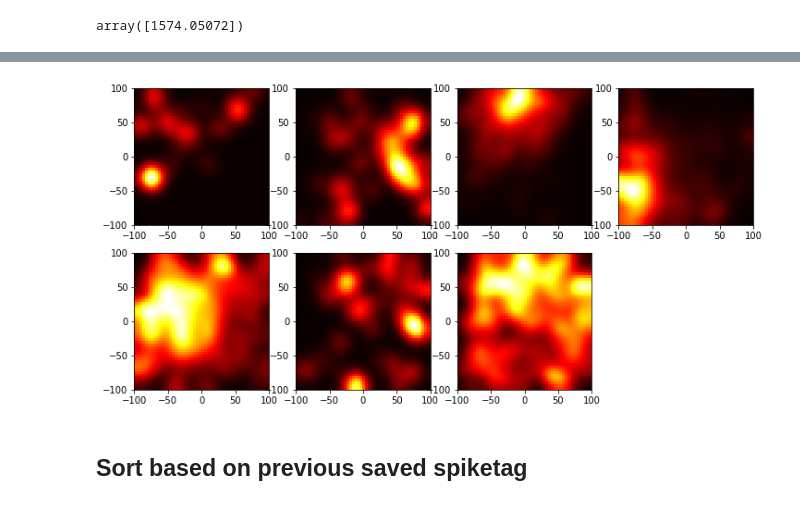
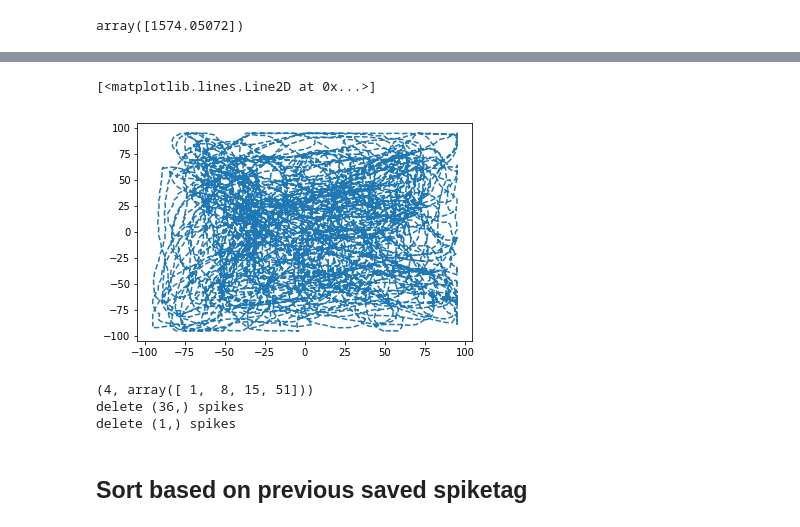
Before and after one commit to chongxi/spiketag, a Jupyter notebook: demo/controller.ipynb, the cells around one changed output, grey strips where cells are left out. Cells and saved outputs as stored; diff of their text form; code cells hidden in the pictures.

```diff
--- a/demo/controller.ipynb
+++ b/demo/controller.ipynb
@@ -33,6 +33,7 @@ ctrl = controller(mua_filename='/data1/n62/new_maze/vr_08092018/mua.bin',
                   probe=prb, binary_radix=13,
                   playground_log='/data1/n62/new_maze/vr_08092018/process.log',
                   cutoff = [-7000, 1000],
+                  time_segs = [[0, 2550]],
                   session_id=14,
                   v_cutoff = 5,
                   behavior_start_time = 0
@@ -135,11 +120,16 @@ ctrl.get_fields()
-# %%
-ctrl.plot_fields()
-# %% [output]
-[figure, removed]
+# %%
+plot(ctrl.model.pos[:,0], ctrl.model.pos[:,1], '--')
+# %% [output]
+[<matplotlib.lines.Line2D at 0x...>]
+[figure, added]
 # %%
 !mkdir /data1/n62/new_maze/vr_08092018/spiketag
 # %%
 ctrl.save('/data1/n62/new_maze/vr_08092018/spiketag/place_cells')
+# %% [output]
+(4, array([ 1,  8, 15, 51]))
+delete (36,) spikes
+delete (1,) spikes
 # %% [markdown]
 ## Sort based on previous saved spiketag
 # %%
```
Also changed, not shown: parts of 5 cells of this notebook.
